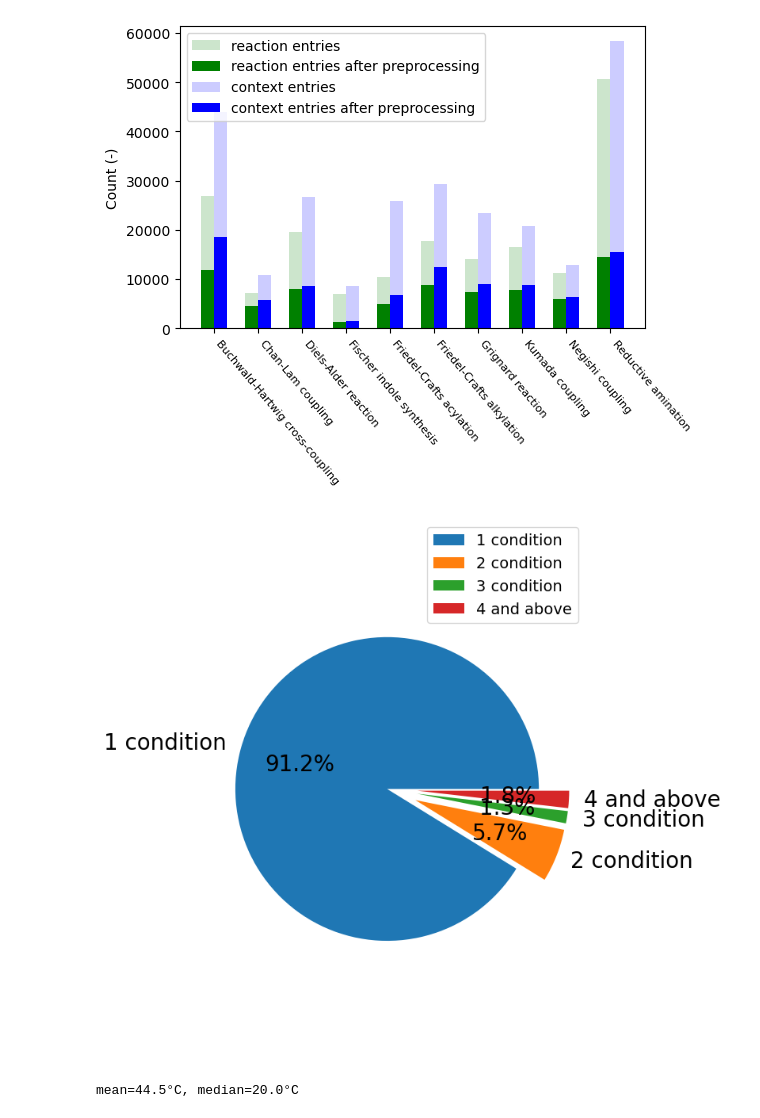
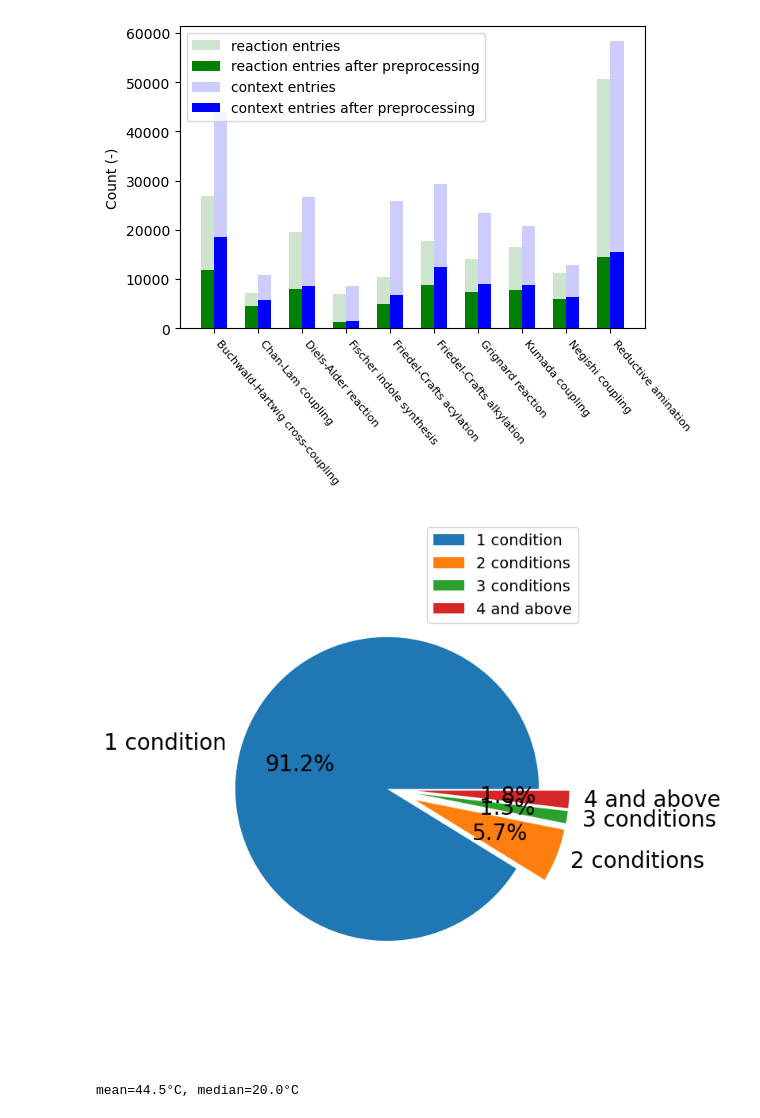
Before and after one commit to Lung-Yi/rxn_yield_context, a Jupyter notebook: analyze_data/data_distribution.ipynb, the cells around one changed output. Drawn from its saved outputs; the diff is of its cells as text; code cells hidden in the pictures.

```diff
--- a/analyze_data/data_distribution.ipynb
+++ b/analyze_data/data_distribution.ipynb
@@ -294,40 +294,43 @@ def cum_sum_dict(results, start):
     above = 0
     for key, value in results.items():
         if key < start:
-            record[str(key)+' condition'] = value
+            if key == 1:
+                record[str(key)+' condition'] = value
+            else:
+                record[str(key)+' conditions'] = value
         else:
             above += value
     record[str(start)+' and above'] = above
     return record
 
 
 data_sorted = sort_out_data(all_data)
 conditions = []
 for i, rxn in enumerate(data_sorted):
     context = rxn[3]
     conditions.append(len(context))
 results = Counter(conditions)
 pie_data = cum_sum_dict(results, 4)
 
 plt.figure(figsize=(6,9), dpi =100)    # 顯示圖框架大小
 labels, size = list(zip(*sorted(pie_data.items())))      # 製作圓餅圖的類別標籤
 separeted = (0, 0.2, 0.2, 0.2)                  # 依據類別數量，分別設定要突出的區塊
 # size = accident["count"]                         # 製作圓餅圖的數值來源
 
 plt.pie(size,                           # 數值
         labels = labels,                # 標籤
         autopct = "%1.1f%%",            # 將數值百分比並留到小數點一位
         explode = separeted,            # 設定分隔的區塊位置
         pctdistance = 0.6,              # 數字距圓心的距離
         textprops = {"fontsize" : 20},  # 文字大小
         shadow=False)                    # 設定陰影
 
 plt.axis('equal')                                          # 使圓餅圖比例相等
 # plt.title("Pie chart of number of reaction conditions", {"fontsize" : 18})  # 設定標題及其文字大小
 plt.legend(loc = "best",fontsize = 14)
 plt.savefig("../saved_figures/pie_chart.svg", format="svg", bbox_inches = "tight")
 # %% [output]
-[figure, old version]
+[figure, new version]
 # %%
 # Temperature histogram 1
 plt.figure(dpi=100)
```
Also changed, not shown: parts of 1 cell of this notebook, 13 other files.
